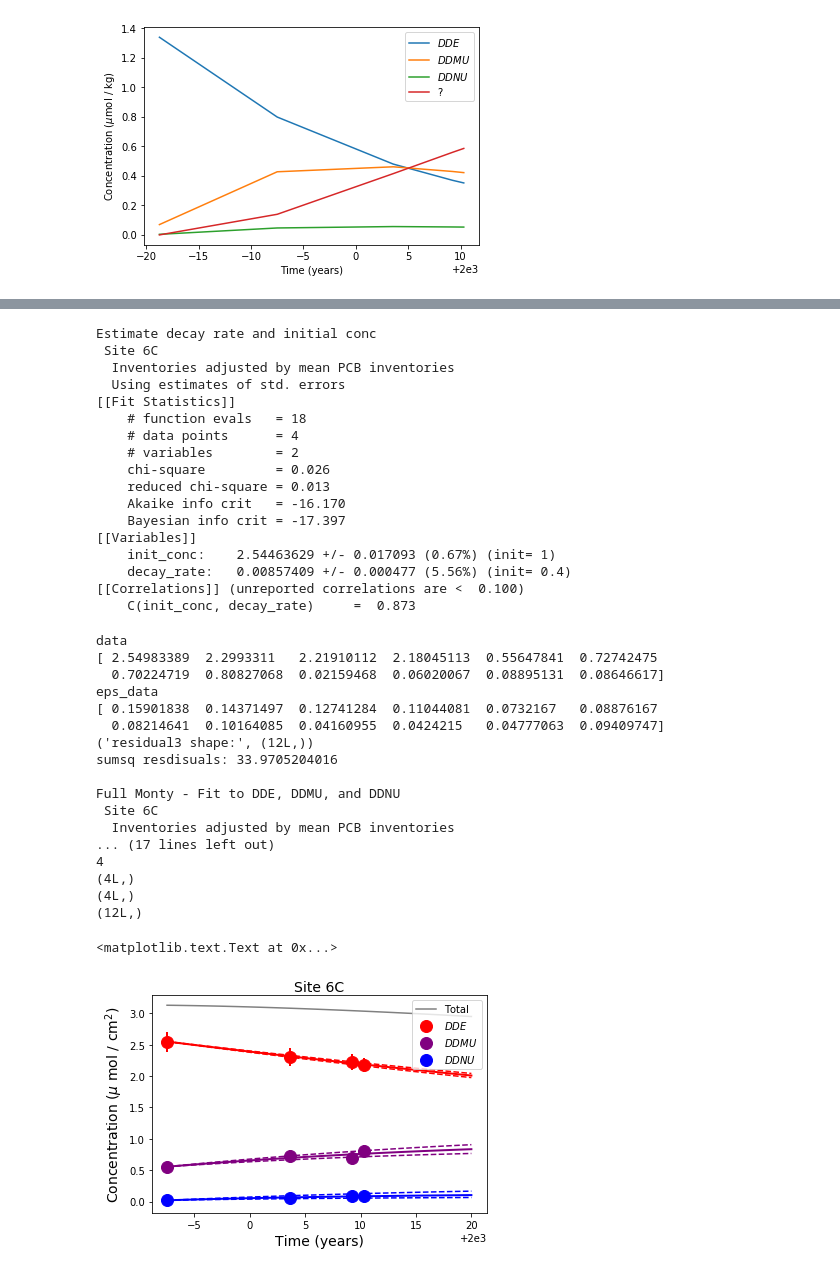
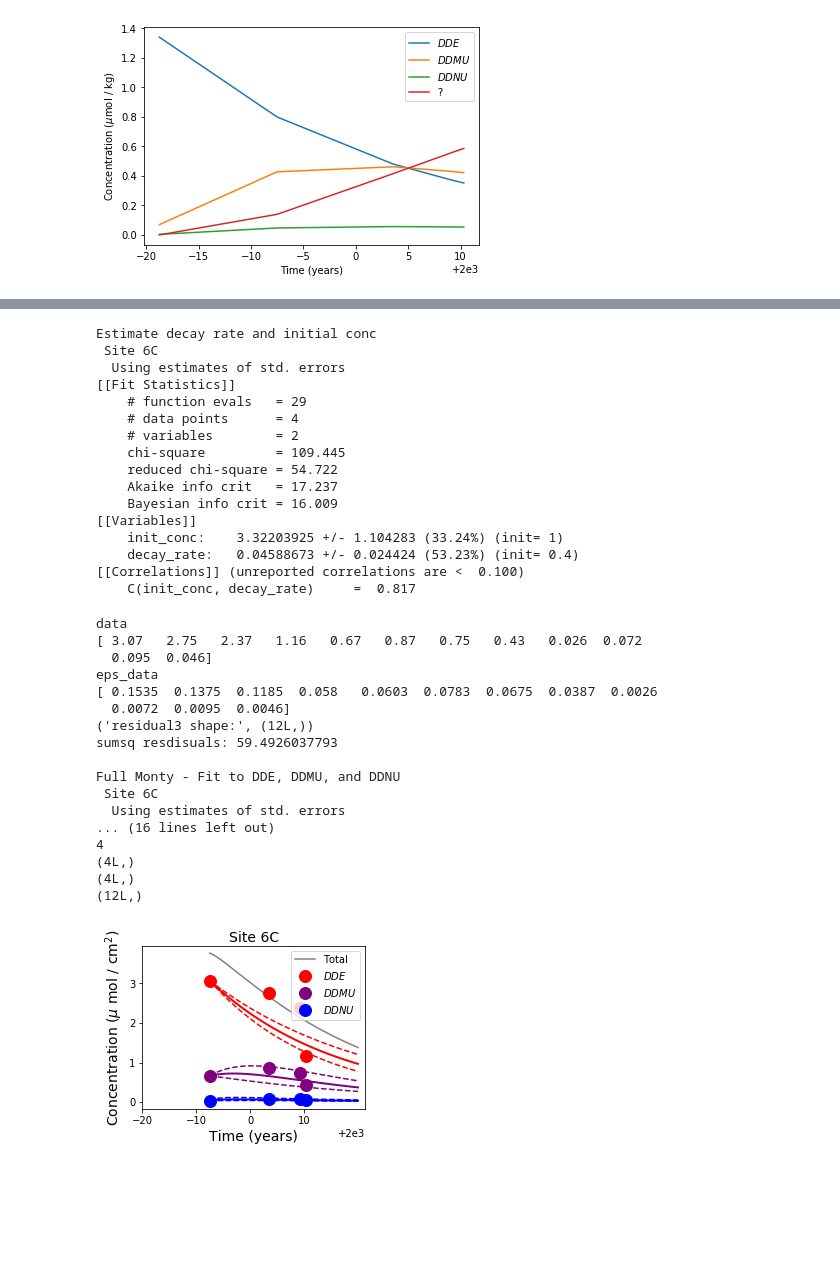
Before and after one commit to csherwood-usgs/bateman, a Jupyter notebook: bateman.ipynb, the cells around one changed output, grey strips where cells are left out. Drawn from its saved outputs; the diff is of its cells as text; code cells hidden in the pictures; blank space fills up the shorter version.

```diff
--- a/bateman.ipynb
+++ b/bateman.ipynb
@@ -31,9 +31,17 @@ from lmfit import *
 site = 'Site 6C'
 
 # Adjust using PCBs?
-adjust_inventories=True
+adjust_inventories=False
 # Use std. deviations in chi-square calculation?
 use_eps=True
+
+# These strings are used to build filenames for the output figures
+itext = '_'
+if adjust_inventories:
+    itext = "_adj_"
+etext = '_'
+if use_eps:
+    etext = "_eps_"
 # %% [markdown]
 ##### These data are from spreadsheet e-mailed to CRS from Bob Eganhouse 16-Dec-2016 'Inventories for C.Sherwood 12-16-2016.xlsx'
 # %%
@@ -283,21 +287,20 @@ report_fit(out)
 # %% [output]
 Estimate decay rate and initial conc
  Site 6C
-  Inventories adjusted by mean PCB inventories
   Using estimates of std. errors
 [[Fit Statistics]]
-    # function evals   = 18
+    # function evals   = 29
     # data points      = 4
     # variables        = 2
-    chi-square         = 0.026
-    reduced chi-square = 0.013
-    Akaike info crit   = -16.170
-    Bayesian info crit = -17.397
+    chi-square         = 109.445
+    reduced chi-square = 54.722
+    Akaike info crit   = 17.237
+    Bayesian info crit = 16.009
 [[Variables]]
-    init_conc:    2.54463629 +/- 0.017093 (0.67%) (init= 1)
-    decay_rate:   0.00857409 +/- 0.000477 (5.56%) (init= 0.4)
+    init_conc:    3.32203925 +/- 1.104283 (33.24%) (init= 1)
+    decay_rate:   0.04588673 +/- 0.024424 (53.23%) (init= 0.4)
 [[Correlations]] (unreported correlations are <  0.100)
-    C(init_conc, decay_rate)     =  0.873
+    C(init_conc, decay_rate)     =  0.817
 # %%
 # Put data for all compounds in a single vector
 nt = t.size
@@ -405,45 +408,52 @@ print(shape(t))
 print(shape(data[0:nt]))
 print(shape(eps_data))
 
-fig = plt.figure()
+
+fig = plt.figure(figsize=(4,3))
 plt.plot(tm,Cm[:,0]+Cm[:,1]+Cm[:,2],'-',color='gray',label="Total")
 plt.plot(tm,Cmax[:,2],'--',color='blue')
 plt.plot(tm,Cmin[:,2],'--',color='blue')
 plt.plot(tm,Cmax[:,1],'--',color='purple')
 plt.plot(tm,Cmin[:,1],'--',color='purple')
 plt.plot(tm,Cmax[:,0],'--',color='red')
 plt.plot(tm,Cmin[:,0],'--',color='red')
 plt.plot(tm,Cm[:,2],'-', color='blue',linewidth=2)
 plt.plot(tm,Cm[:,1],'-', color='purple',linewidth=2)
 plt.plot(tm,Cm[:,0],'-', color='red',linewidth=2)
 plt.plot(t,data[0:nt],'o',color='red',markersize=12,linestyle='None',label='$DDE$')
 plt.plot(t,data[nt:2*nt],'o',color='purple',markersize=12,linestyle='None',label='$DDMU$')
 plt.plot(t,data[2*nt:3*nt],'o',color='blue',markersize=12,linestyle='None',label='$DDNU$')
 plt.setp(h,linestyle='None')
 plt.errorbar(t,data[0:nt], yerr=eps_data[0:nt],color='red',elinewidth=2,linestyle='None')
 plt.errorbar(t,data[nt:2*nt], yerr=eps_data[nt:2*nt],color='purple',elinewidth=2,linestyle='None')
 plt.errorbar(t,data[2*nt:3*nt], yerr=eps_data[2*nt:3*nt],color='blue',elinewidth=2,linestyle='None')
+plt.xticks(np.arange(1980,2020,10))
+labels = [item.get_text() for item in ax.get_xticklabels()]
+labels[1] = 'Testing'
+ax.set_xticklabels(labels)
 plt.xlabel(r'Time (years)', fontsize=14)
-plt.ylabel(r'Concentration ($\mu$ mol / cm$^2$)',fontsize=14)
+if(site=='Site 6C'):
+    plt.ylabel(r'Concentration ($\mu$ mol / cm$^2$)',fontsize=14)
 plt.legend(loc='upper right')
 plt.title(site,fontsize=14)
+figname = site+itext+etext+"DDE_DDMU_DDNU.png"
+plt.savefig(figname, bbox_inches='tight')
 # %% [output]
 data
-[ 2.54983389  2.2993311   2.21910112  2.18045113  0.55647841  0.72742475
-  0.70224719  0.80827068  0.02159468  0.06020067  0.08895131  0.08646617]
+[ 3.07   2.75   2.37   1.16   0.67   0.87   0.75   0.43   0.026  0.072
+  0.095  0.046]
 eps_data
-[ 0.15901838  0.14371497  0.12741284  0.11044081  0.0732167   0.08876167
-  0.08214641  0.10164085  0.04160955  0.0424215   0.04777063  0.09409747]
+[ 0.1535  0.1375  0.1185  0.058   0.0603  0.0783  0.0675  0.0387  0.0026
+  0.0072  0.0095  0.0046]
 ('residual3 shape:', (12L,))
-sumsq resdisuals: 33.9705204016
+sumsq resdisuals: 59.4926037793
 
 Full Monty - Fit to DDE, DDMU, and DDNU
  Site 6C
-  Inventories adjusted by mean PCB inventories
-... (17 lines left out)
+  Using estimates of std. errors
+... (16 lines left out)
 4
 (4L,)
 (4L,)
 (12L,)
-<matplotlib.text.Text at 0x...>
-[figure, old version]
+[figure, new version]
```
Also changed, not shown: parts of 6 cells of this notebook.
